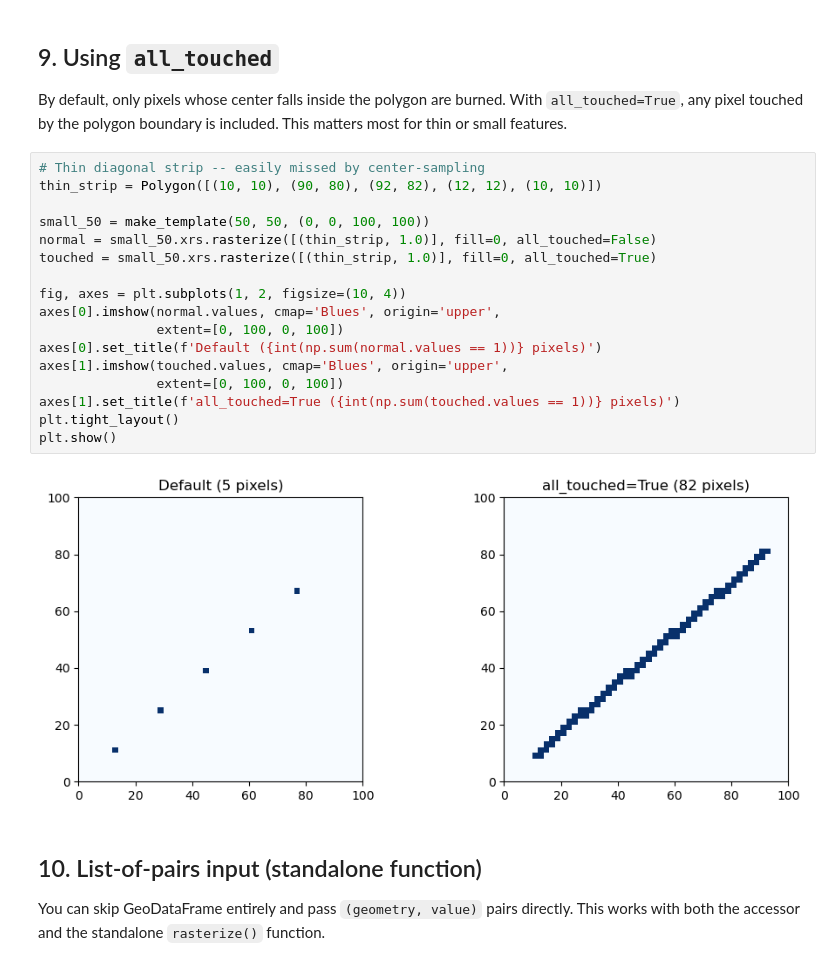
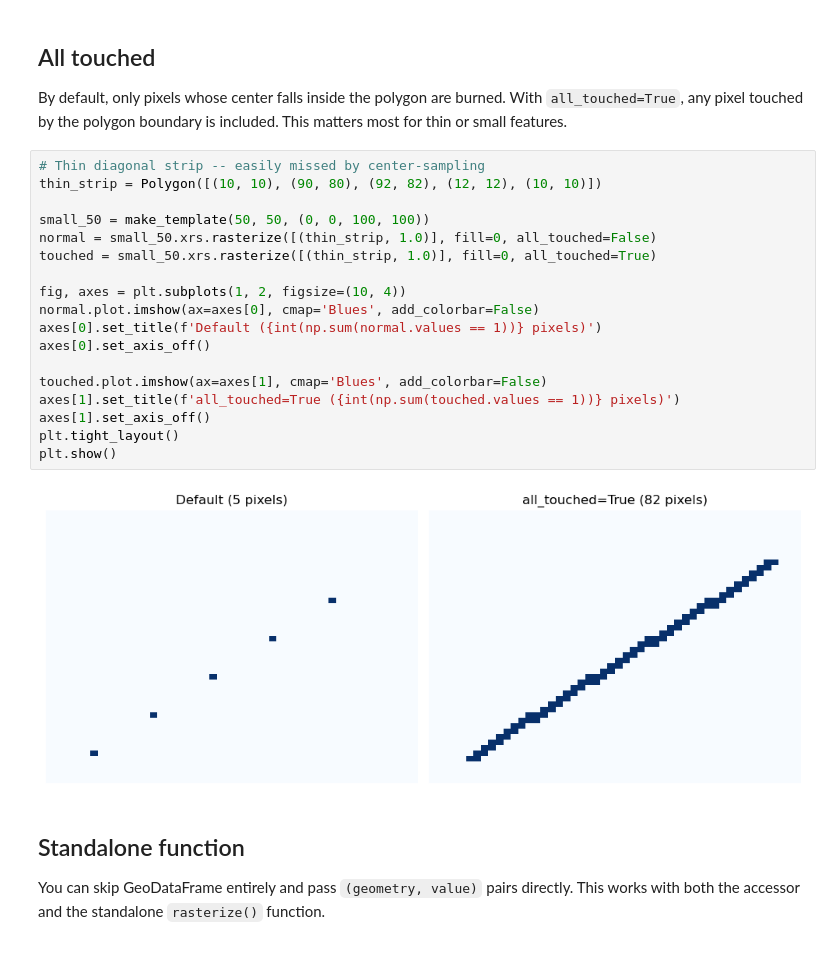
Before and after one commit to makepath/xarray-spatial, a Jupyter notebook: examples/user_guide/28_Rasterize.ipynb, the cells around one changed output. Cells and saved outputs as stored; diff of their text form.

```diff
--- a/examples/user_guide/28_Rasterize.ipynb
+++ b/examples/user_guide/28_Rasterize.ipynb
@@ -359,28 +374,29 @@ Zonal statistics (elevation by zone):
 # %% [markdown]
-## 9. Using `all_touched`
+## All touched
 
-By default, only pixels whose center falls inside the polygon are burned.  With `all_touched=True`, any pixel touched by the polygon boundary is included.  This matters most for thin or small features.
+By default, only pixels whose center falls inside the polygon are burned. With `all_touched=True`, any pixel touched by the polygon boundary is included. This matters most for thin or small features.
 # %%
 # Thin diagonal strip -- easily missed by center-sampling
 thin_strip = Polygon([(10, 10), (90, 80), (92, 82), (12, 12), (10, 10)])
 
 small_50 = make_template(50, 50, (0, 0, 100, 100))
 normal = small_50.xrs.rasterize([(thin_strip, 1.0)], fill=0, all_touched=False)
 touched = small_50.xrs.rasterize([(thin_strip, 1.0)], fill=0, all_touched=True)
 
 fig, axes = plt.subplots(1, 2, figsize=(10, 4))
-axes[0].imshow(normal.values, cmap='Blues', origin='upper',
-               extent=[0, 100, 0, 100])
+normal.plot.imshow(ax=axes[0], cmap='Blues', add_colorbar=False)
 axes[0].set_title(f'Default ({int(np.sum(normal.values == 1))} pixels)')
-axes[1].imshow(touched.values, cmap='Blues', origin='upper',
-               extent=[0, 100, 0, 100])
+axes[0].set_axis_off()
+
+touched.plot.imshow(ax=axes[1], cmap='Blues', add_colorbar=False)
 axes[1].set_title(f'all_touched=True ({int(np.sum(touched.values == 1))} pixels)')
+axes[1].set_axis_off()
 plt.tight_layout()
 plt.show()
 # %% [output]
-[figure, old version]
+[figure, new version]
 # %% [markdown]
-## 10. List-of-pairs input (standalone function)
+## Standalone function
 
 You can skip GeoDataFrame entirely and pass `(geometry, value)` pairs directly. This works with both the accessor and the standalone `rasterize()` function.
 # %%
```
Also changed, not shown: parts of 25 cells of this notebook, 1 other file.
